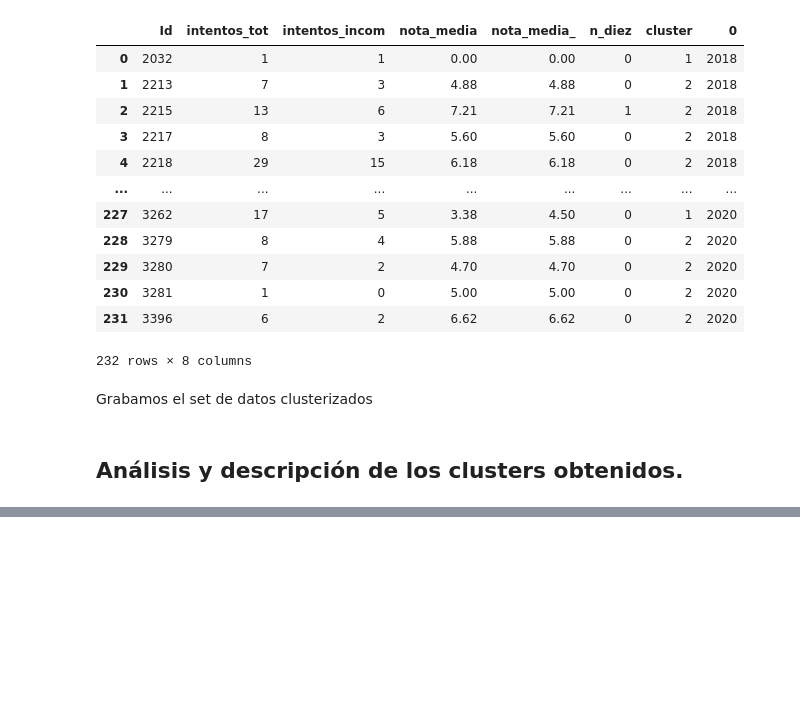
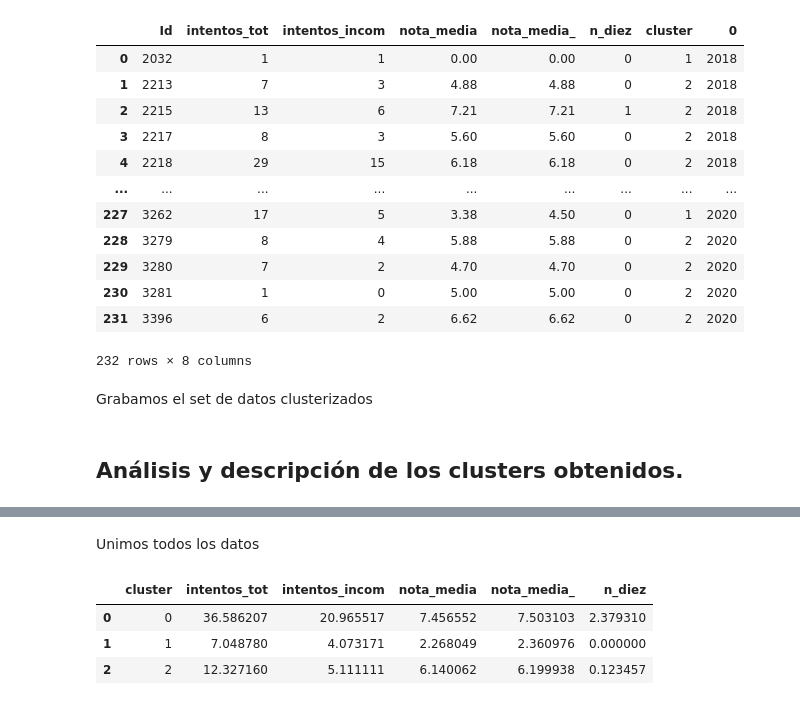
Before and after one commit to Liss-maritza/Rendimiento-academico-Machine-Learning, a Jupyter notebook: Modelado y analisis/modelado.ipynb, the cells around one changed output, grey strips where cells are left out. Drawn from its saved outputs; the diff is of its cells as text; code cells hidden in the pictures; blank space fills up the shorter version.

Commit message:
Analisis y modelo
Analisis de clusters

```diff
--- a/Modelado y analisis/modelado.ipynb
+++ b/Modelado y analisis/modelado.ipynb
@@ -558,7 +579,8 @@ data_cl.head(10)
 # %%
 #Eliminar la fecha y mantener unicamente el año de la columna Date
 
-data_cl["anioE"]=data_cl["Date"].str.split('-', expand=True)
+data_cl["anioE"]=data_cl['Date'].str.split('-', expand=False)
+data_cl["anioE"]=data_cl['Date'].str.split('-', expand=True)
 data_cl= data_cl.drop(['Score','Date'], axis=1)
 data_cl
 # %% [output]
@@ -605,0 +666,9 @@ data_score_f.to_csv('data_score_cluster.csv',  sep=';', index=False)
+# %%
+#Obtenemos la media de la variable nota_media
+notaM_c = pd.pivot_table(
+      data_score_f,
+      index=['cluster'],
+      values=['nota_media'],
+      aggfunc={'nota_media':'mean'}
+)
+notaM_c
@@ -605,0 +681,9 @@ data_score_f.to_csv('data_score_cluster.csv',  sep=';', index=False)
+# %%
+#Obtenemos la media de la variable nota_media sin contar los 0
+notaMs_c = pd.pivot_table(
+      data_score_f,
+      index=['cluster'],
+      values=['nota_media_'],
+      aggfunc={'nota_media_':'mean'}
+)
+notaMs_c
@@ -605,0 +696,9 @@ data_score_f.to_csv('data_score_cluster.csv',  sep=';', index=False)
+# %%
+#Obtenemos la media de la variable n_diez
+notaD_c = pd.pivot_table(
+      data_score_f,
+      index=['cluster'],
+      values=['n_diez'],
+      aggfunc={'n_diez':'mean'}
+)
+notaD_c
@@ -606,3 +711,21 @@ data_score_f.to_csv('data_score_cluster.csv',  sep=';', index=False)
+# %% [markdown]
+Unimos todos los datos
+# %%
+data_c1 = pd.merge(intentosT_c, intentosI_c, on='cluster',  how='left')
+data_c2 = pd.merge(data_c1, notaM_c, on='cluster',  how='left')
+data_c3 = pd.merge(data_c2, notaMs_c, on='cluster',  how='left')
+data_cluster = pd.merge(data_c3, notaD_c, on='cluster',  how='left')
+
+#Eliminamos los indices de nuestro conjunto de datos
+data_cluster=data_cluster.reset_index()
+
+#Mostramos
+data_cluster
+# %% [output]
+|  | cluster | intentos_tot | intentos_incom | nota_media | nota_media_ | n_diez |
+| 0 | 0 | 36.586207 | 20.965517 | 7.456552 | 7.503103 | 2.379310 |
+| 1 | 1 | 7.048780 | 4.073171 | 2.268049 | 2.360976 | 0.000000 |
+| 2 | 2 | 12.327160 | 5.111111 | 6.140062 | 6.199938 | 0.123457 |
 # %% [markdown]
 <!--Footer-->
  <div style="background: #333333;padding: 35px 0px;margin-top: 25px;">
```
Also changed, not shown: parts of 18 cells of this notebook, 1 other file.
